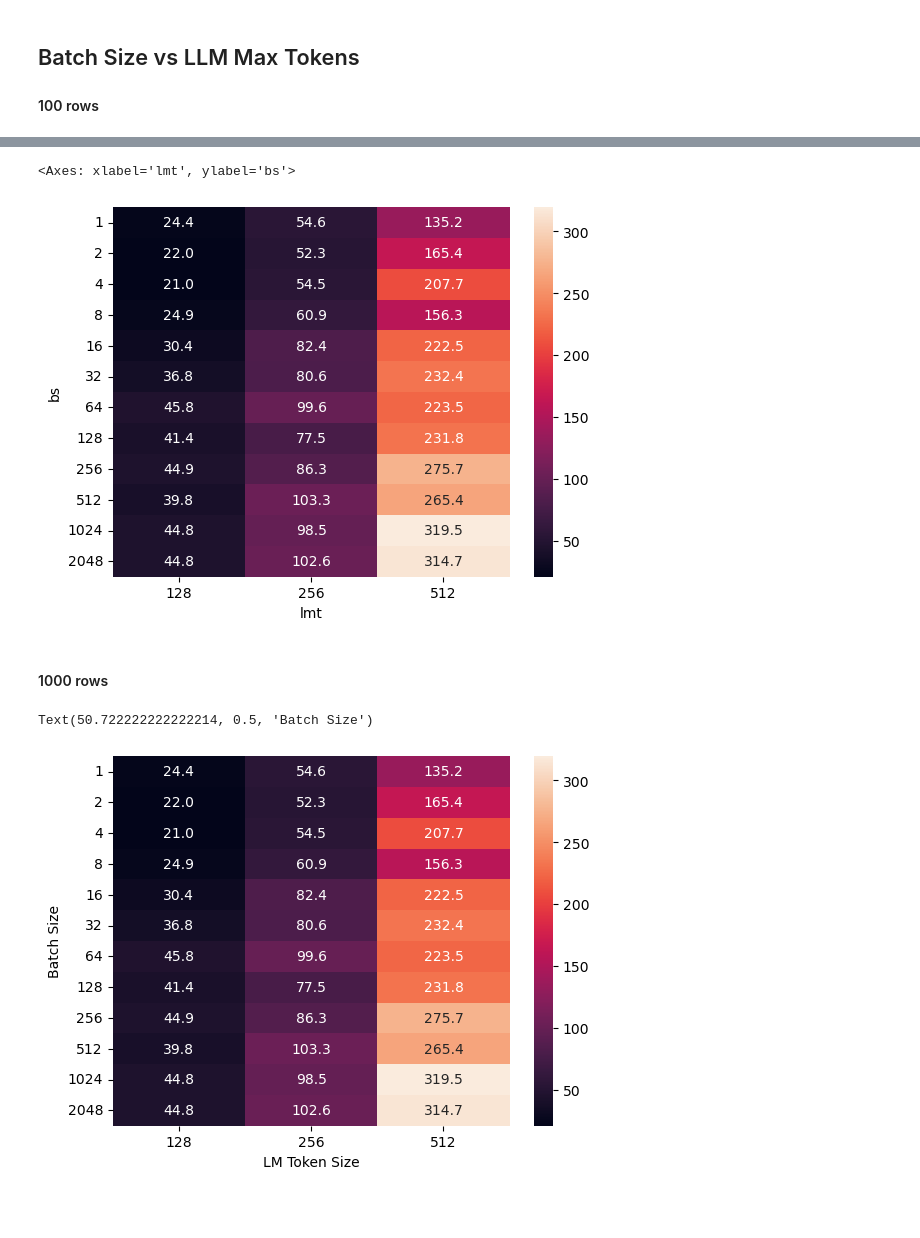
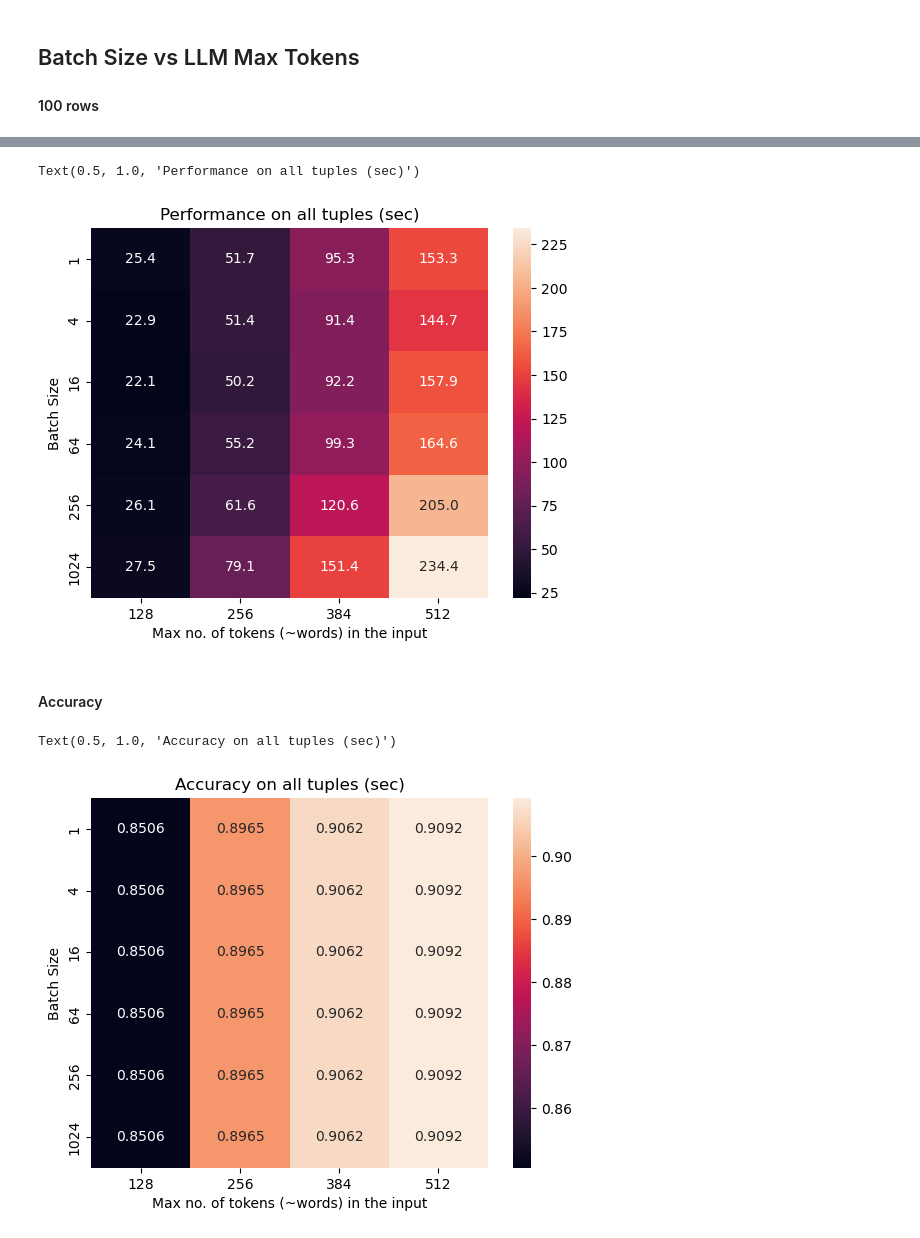
Before and after one commit to ThatUdeshUK/mldb, a Jupyter notebook: eval/Compare LLM parameters.ipynb, the cells around one changed output, grey strips where cells are left out. Drawn from its saved outputs; the diff is of its cells as text; code cells hidden in the pictures; blank space fills up the shorter version.

```diff
--- a/eval/Compare LLM parameters.ipynb
+++ b/eval/Compare LLM parameters.ipynb
@@ -28,9 +28,11 @@ for file in files:
         total = 0
         for i in pred_info:
             kv = i.split(":")
-            total += int(kv[1])
+            if (kv[0] in ['load', 'move', 'predict', 'move_rev']):
+                total += int(kv[1])
             meta[kv[0]] = int(kv[1])
-        meta['total'] = total / (1000 * 1000)
+        meta['total_time'] = total / (1000 * 1000)
+        meta['acc'] = float(meta['correct']) / meta['total']
         results.append(meta)
 
 results = pd.DataFrame(results)
@@ -47,6 +49,6 @@ results.head()
 
 #### 100 rows
 # %%
-out = results[results['n'] == 100]
-out = out.loc[:, ['bs', 'lmt', 'total']].groupby(['bs', 'lmt']).mean().reset_index()
-out = out.pivot(index="bs", columns="lmt", values="total")
+out = results[results['n'] == 1024]
+out = out.loc[:, ['bs', 'lmt', 'total_time']].groupby(['bs', 'lmt']).mean().reset_index()
+out = out.pivot(index="bs", columns="lmt", values="total_time")
@@ -53,8 +66,11 @@ out = out.pivot(index="bs", columns="lmt", values="total")
 # %%
 sns.heatmap(data=out, annot=True, fmt=".1f")
+plt.xlabel('Max no. of tokens (~words) in the input')
+plt.ylabel('Batch Size')
+plt.title('Performance on all tuples (sec)')
 # %% [output]
-<Axes: xlabel='lmt', ylabel='bs'>
+Text(0.5, 1.0, 'Performance on all tuples (sec)')
-[figure, old version]
+[figure, new version]
 # %% [markdown]
-#### 1000 rows
+#### Accuracy
 # %%
@@ -64,10 +80,11 @@ out = out.pivot(index="bs", columns="lmt", values="total")
 # %%
-sns.heatmap(data=out, annot=True, fmt=".1f")
-plt.xlabel('LM Token Size')
+sns.heatmap(data=out, annot=True, fmt=".4f")
+plt.xlabel('Max no. of tokens (~words) in the input')
 plt.ylabel('Batch Size')
+plt.title('Accuracy on all tuples (sec)')
 # %% [output]
-Text(50.722222222222214, 0.5, 'Batch Size')
+Text(0.5, 1.0, 'Accuracy on all tuples (sec)')
-[figure, old version]
+[figure, new version]
 # %%
 results[(results['n'] == 1000) & (results['lmt'] == 512)].sort_values('total')
 # %% [output]
```
Also changed, not shown: parts of 4 cells of this notebook, 6 other files.
